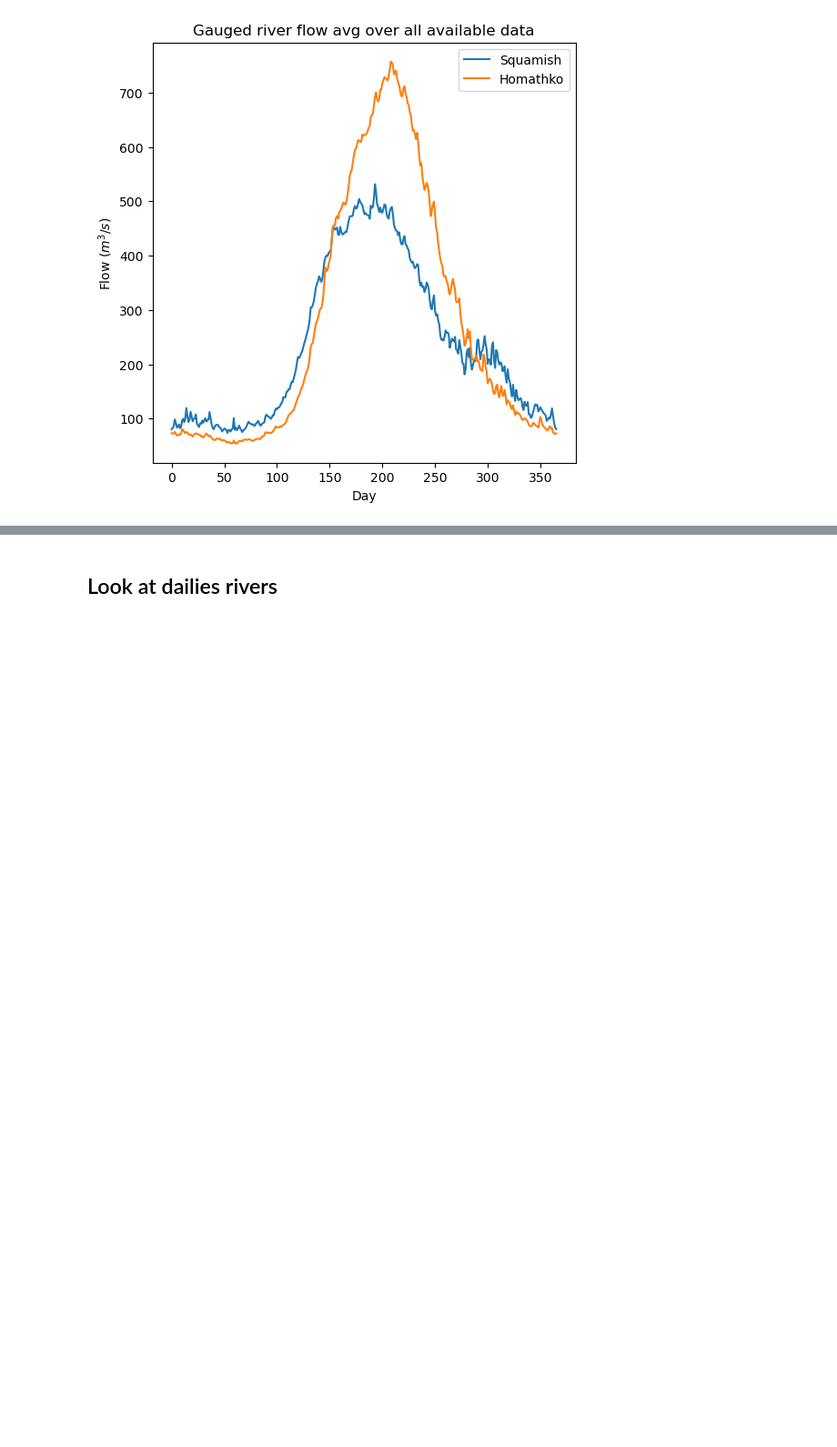
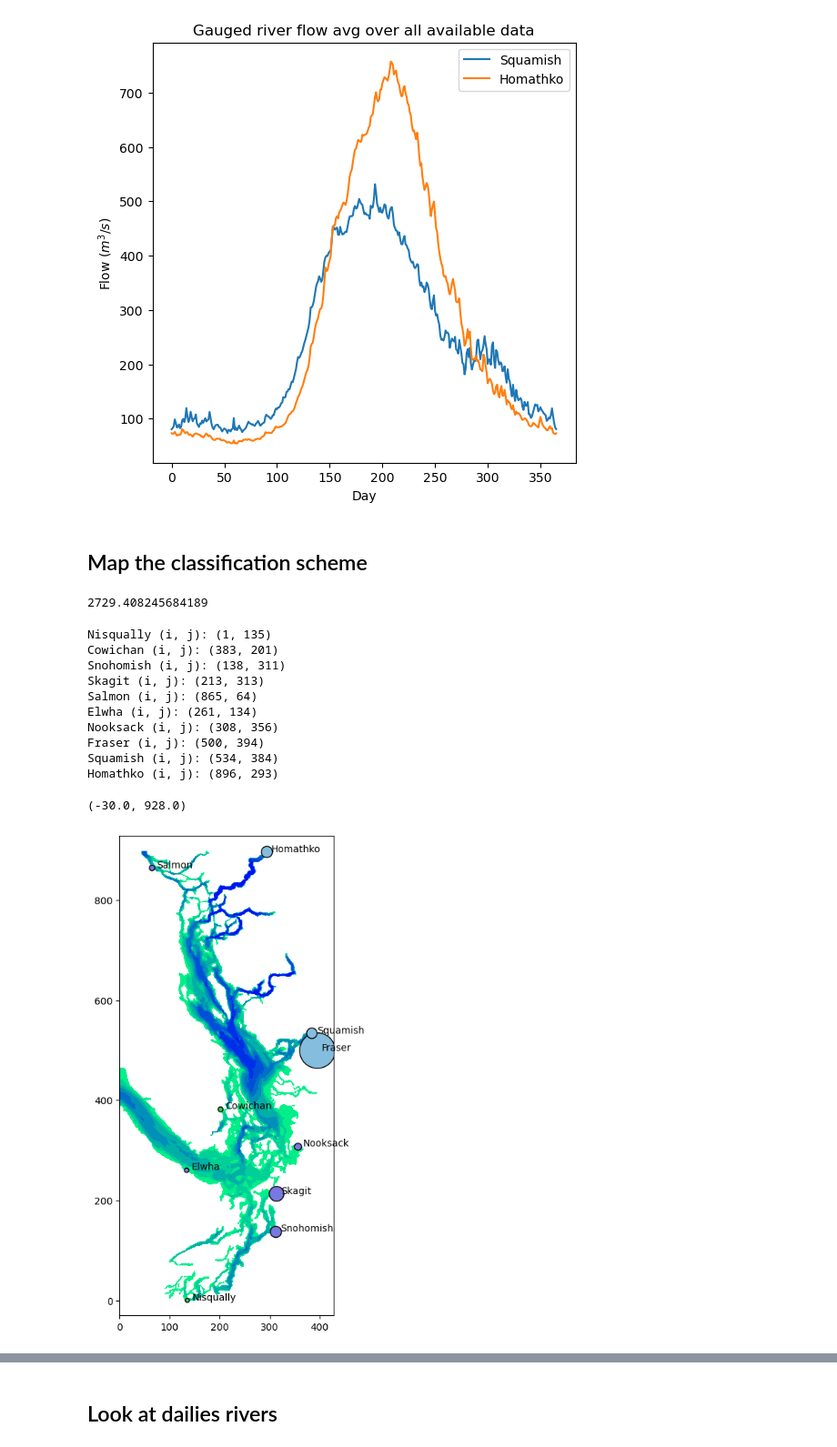
Before and after one commit to SalishSeaCast/analysis-cassidy, a Jupyter notebook: notebooks/compare_daily_river/compare_river_flows.ipynb, the cells around one changed output, grey strips where cells are left out. Shown at 91% size. Drawn from its saved outputs; the diff is of its cells as text; code cells hidden in the pictures; blank space fills up the shorter version.

Commit message:
add summary map figure

```diff
--- a/notebooks/compare_daily_river/compare_river_flows.ipynb
+++ b/notebooks/compare_daily_river/compare_river_flows.ipynb
@@ -513,3 +513,5 @@ plt.legend()
 # %% [output]
 <matplotlib.legend.Legend at 0x...>
 [figure]
+# %% [markdown]
+## Map the classification scheme
@@ -515,0 +520,56 @@ plt.legend()
+# %%
+bathymetry = xr.open_dataset('../../../../MEOPAR/grid/bathymetry_202108.nc')
+runoff = xr.open_dataset('../../../../../../results/forcing/rivers/R201702DFraCElse_y2023m01d19.nc')
+# %%
+def plot_head(w_shed, r_call, r_name, color, size, label):
+    ax.scatter(rivers.prop_dict[w_shed][r_call]['j'], rivers.prop_dict[w_shed][r_call]['i'], s=size, color=color,alpha=1,edgecolors='k',label=label)
+    ax.text(rivers.prop_dict[w_shed][r_call]['j']+10, rivers.prop_dict[w_shed][r_call]['i'],r_name)
+    print(r_name + ' (i, j): (' + str(rivers.prop_dict[w_shed][r_call]['i']) + ', ' + str(rivers.prop_dict[w_shed][r_call]['j']) + ')')
+# %%
+np.mean(Fraser_avg['DISCHARGE'])
+# %% [output]
+2729.408245684189
+# %%
+imin, imax = 0, 898
+jmin, jmax = 0, 398
+jj = range(jmax)
+ii = range(imax)
+jjm, iim = np.meshgrid(jj, ii)
+fluxarray = np.array(runoff.rorunoff[0, :, :jmax])
+fig, ax = plt.subplots(1, 1, figsize=(4, 9))
+ax.contourf(bathymetry.Bathymetry[:, :jmax], cmap='winter_r')
+
+# ax.scatter(jjm[fluxarray>0], iim[fluxarray>0], s=fluxarray[fluxarray>0]*1000, color='tab:red',alpha=0.5)
+
+# rainfall
+plot_head('puget','NisquallyMcAllister','Nisqually', '#41c447', np.mean(Nisqually_avg['DISCHARGE'])/2, 'rainfall')
+plot_head('evi_s','Cowichan1','Cowichan', '#41c447', np.mean(Cowichan_avg['DISCHARGE'])/2, 'rainfall')  # others
+
+# mixed
+plot_head('skagit','SnohomishAllenQuilceda','Snohomish', '#7878de', np.mean(Snohomish_avg['DISCHARGE'])/2, 'mixed')
+plot_head('skagit','Skagit1','Skagit', '#7878de', np.mean(Skagit_avg['DISCHARGE'])/2, 'mixed')  # others
+plot_head('evi_n','SalmonSayward','Salmon', '#7878de', np.mean(Salmon_avg['DISCHARGE'])/2, 'mixed')
+plot_head('jdf','Elwha','Elwha', '#7878de', np.mean(Elwha_avg['DISCHARGE'])/2, 'mixed')
+plot_head('fraser','Nooksack','Nooksack', '#7878de', np.mean(Nooksack_avg['DISCHARGE'])/2, 'mixed')  # others
+
+# glacial
+plot_head('fraser','Fraser','Fraser', '#85bdde', np.mean(Fraser_avg['DISCHARGE'])/2, 'glacial')
+plot_head('howe','Squamish','Squamish', '#85bdde', np.mean(Squamish_avg['DISCHARGE'])/2, 'glacial')
+plot_head('bute','Homathko','Homathko', '#85bdde', np.mean(Homathko_avg['DISCHARGE'])/2, 'glacial')
+
+# ax.legend()
+ax.set_xlim(jmin, jmax+30)
+ax.set_ylim(imin-30, imax+30)
+# %% [output]
+Nisqually (i, j): (1, 135)
+Cowichan (i, j): (383, 201)
+Snohomish (i, j): (138, 311)
+Skagit (i, j): (213, 313)
+Salmon (i, j): (865, 64)
+Elwha (i, j): (261, 134)
+Nooksack (i, j): (308, 356)
+Fraser (i, j): (500, 394)
+Squamish (i, j): (534, 384)
+Homathko (i, j): (896, 293)
+(-30.0, 928.0)
+[figure, added]
```
Also changed, not shown: parts of 2 cells of this notebook.
